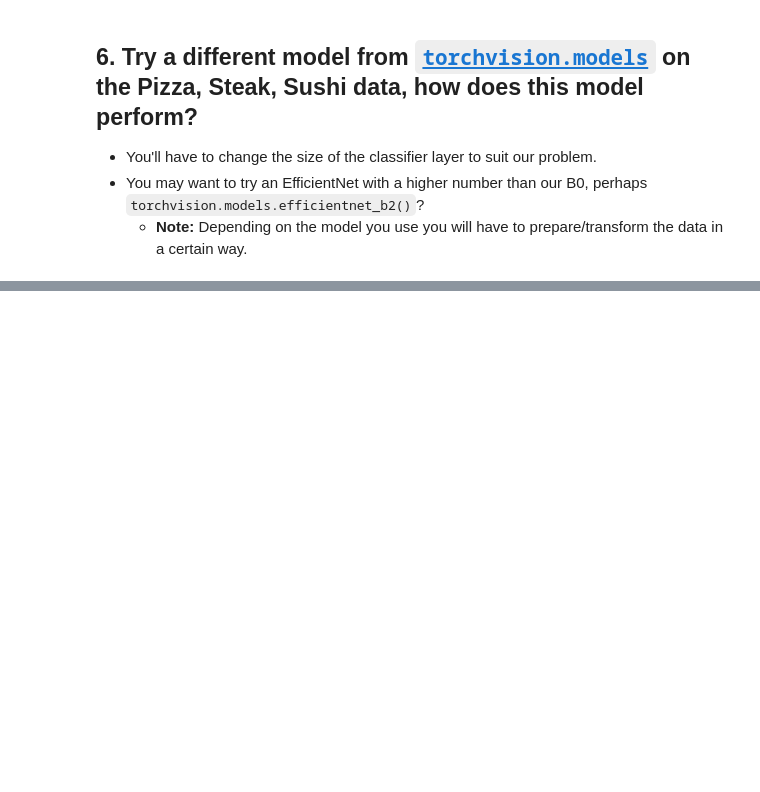
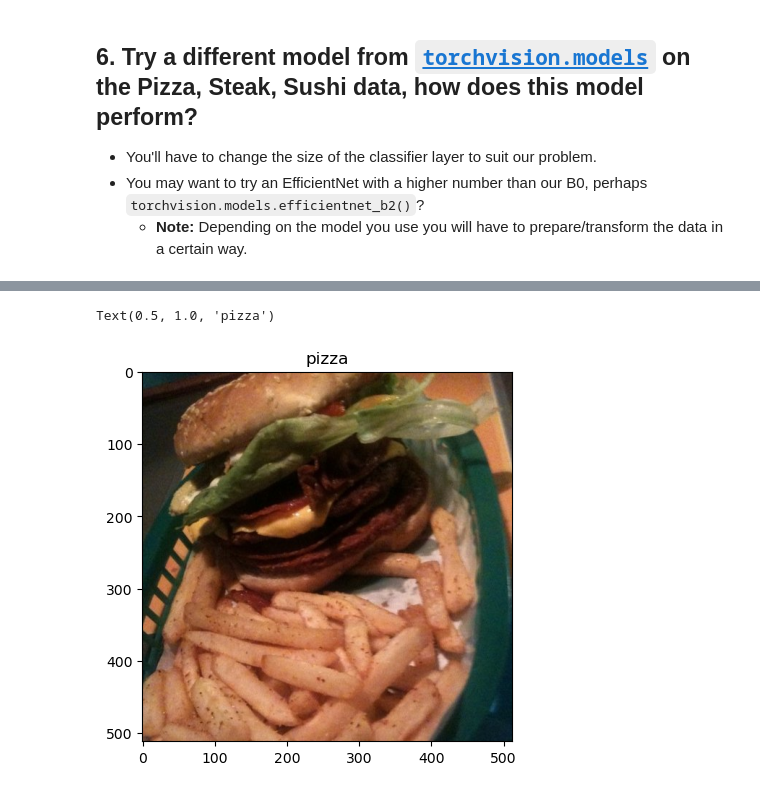
Before and after one commit to devdezzies/deep-learning-with-pytorch, a Jupyter notebook: exercises/06_pytorch_transfer_learning_exercises.ipynb, the cells around one changed output, grey strips where cells are left out. Cells and saved outputs as stored; diff of their text form; code cells hidden in the pictures; blank space fills up the shorter version.

```diff
--- a/exercises/06_pytorch_transfer_learning_exercises.ipynb
+++ b/exercises/06_pytorch_transfer_learning_exercises.ipynb
@@ -475,0 +650,8 @@ Clipping input data to the valid range for imshow with RGB data ([0..1] for floa
+# %%
+import numpy
+
+plt.imshow(numpy.asarray(Image.open(r"data\pizza_steak_sushi\test\pizza\2508636.jpg")))
+plt.title(Path(r"data\pizza_steak_sushi\test\pizza\2508636.jpg").parent.stem)
+# %% [output]
+Text(0.5, 1.0, 'pizza')
+[figure, added]
```
Also changed, not shown: parts of 15 cells of this notebook.
